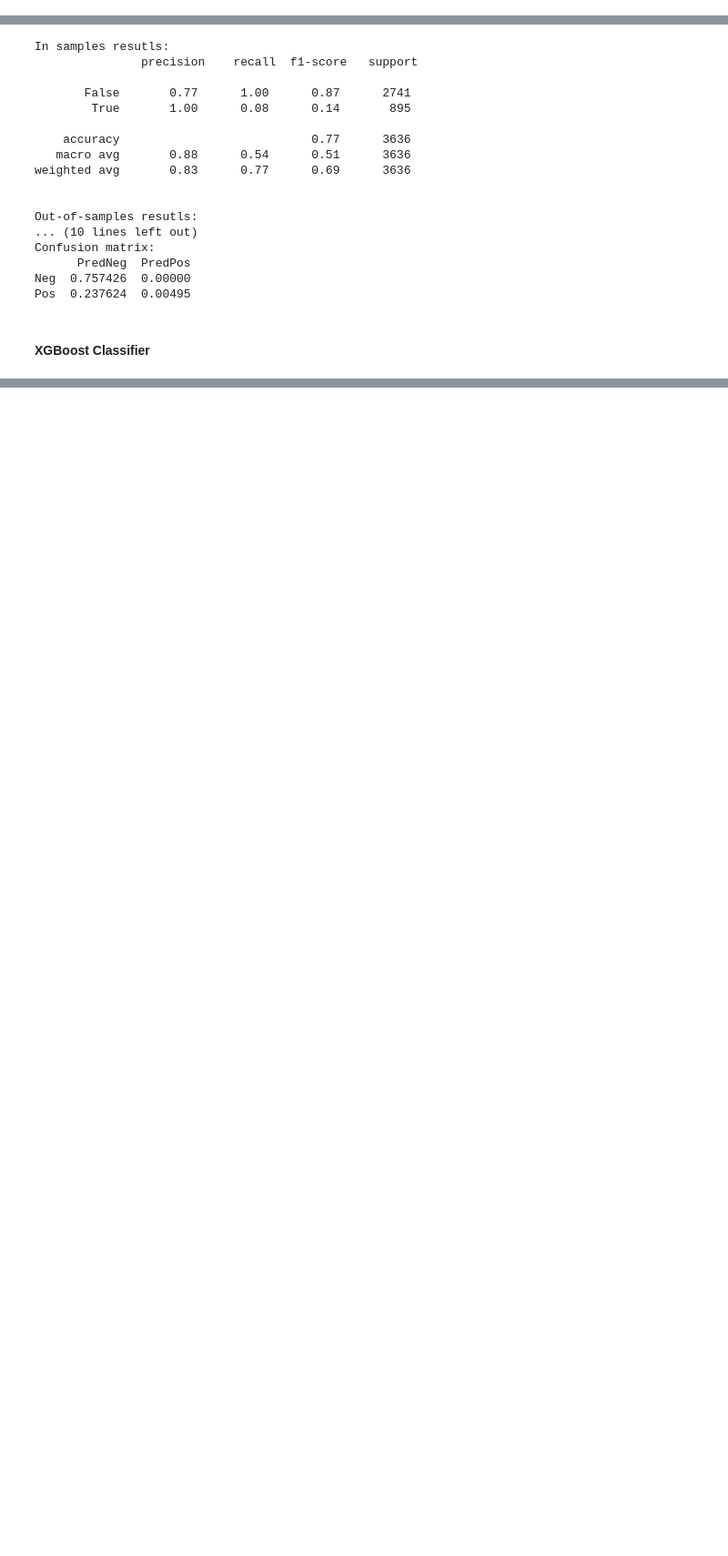
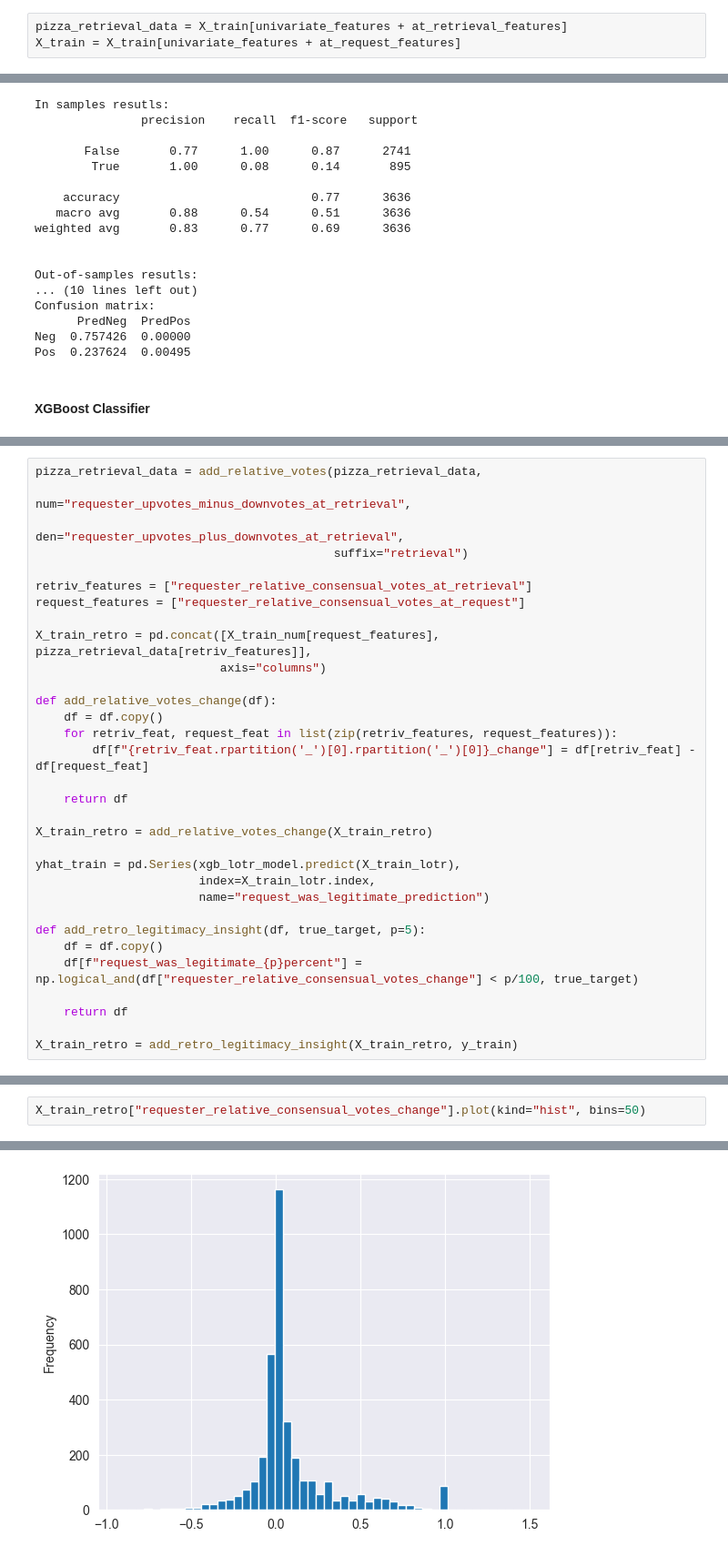
Before and after one commit to vanAkim/ADPA, a Jupyter notebook: notebooks/Random Act of Pizza NLP.ipynb, the cells around one changed output, grey strips where cells are left out. Shown at 91% size. Drawn from its saved outputs; the diff is of its cells as text; blank space fills up the shorter version.

Commit message:
Modelisation end

```diff
--- a/notebooks/Random Act of Pizza NLP.ipynb
+++ b/notebooks/Random Act of Pizza NLP.ipynb
@@ -189,3 +186,6 @@ X_train = X_train[univariate_features + at_request_features]
+# %%
+pizza_retrieval_data = X_train[univariate_features + at_retrieval_features]
+X_train = X_train[univariate_features + at_request_features]
 # %%
 print(f"{X_train.shape[1]} raw features can be used to predict legitimacy of a request.")
 # %% [output]
@@ -1031,0 +1072,32 @@ Pipeline([('preproc', create_lotr_preproc(numerical_features=X_train_lotr.select
+# %%
+pizza_retrieval_data = add_relative_votes(pizza_retrieval_data,
+                                          num="requester_upvotes_minus_downvotes_at_retrieval",
+                                          den="requester_upvotes_plus_downvotes_at_retrieval",
+                                          suffix="retrieval")
+
+retriv_features = ["requester_relative_consensual_votes_at_retrieval"]
+request_features = ["requester_relative_consensual_votes_at_request"]
+
+X_train_retro = pd.concat([X_train_num[request_features], pizza_retrieval_data[retriv_features]],
+                          axis="columns")
+
+def add_relative_votes_change(df):
+    df = df.copy()
+    for retriv_feat, request_feat in list(zip(retriv_features, request_features)):
+        df[f"{retriv_feat.rpartition('_')[0].rpartition('_')[0]}_change"] = df[retriv_feat] - df[request_feat]
+
+    return df
+
+X_train_retro = add_relative_votes_change(X_train_retro)
+
+yhat_train = pd.Series(xgb_lotr_model.predict(X_train_lotr),
+                       index=X_train_lotr.index,
+                       name="request_was_legitimate_prediction")
+
+def add_retro_legitimacy_insight(df, true_target, p=5):
+    df = df.copy()
+    df[f"request_was_legitimate_{p}percent"] = np.logical_and(df["requester_relative_consensual_votes_change"] < p/100, true_target)
+
+    return df
+
+X_train_retro = add_retro_legitimacy_insight(X_train_retro, y_train)
@@ -1031,0 +1125,3 @@ Pipeline([('preproc', create_lotr_preproc(numerical_features=X_train_lotr.select
+# %%
+X_train_retro["requester_relative_consensual_votes_change"].plot(kind="hist", bins=50)
+# %% [output]
@@ -1031,0 +1129 @@ Pipeline([('preproc', create_lotr_preproc(numerical_features=X_train_lotr.select
+[figure, added]
```
Also changed, not shown: parts of 27 cells of this notebook.
